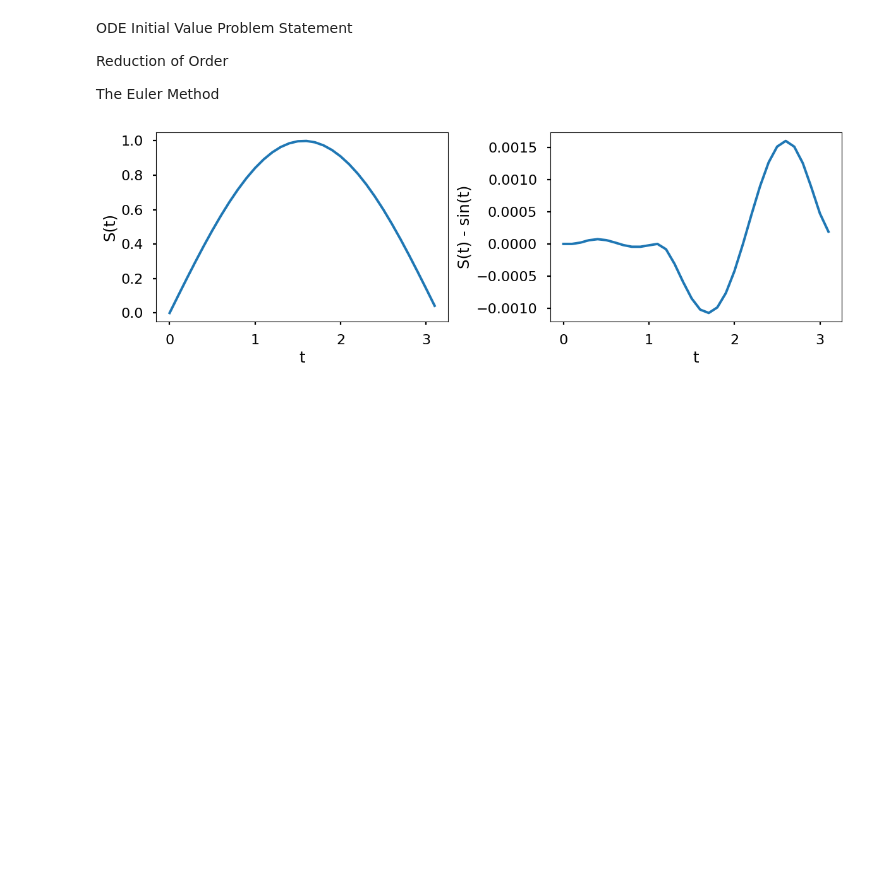
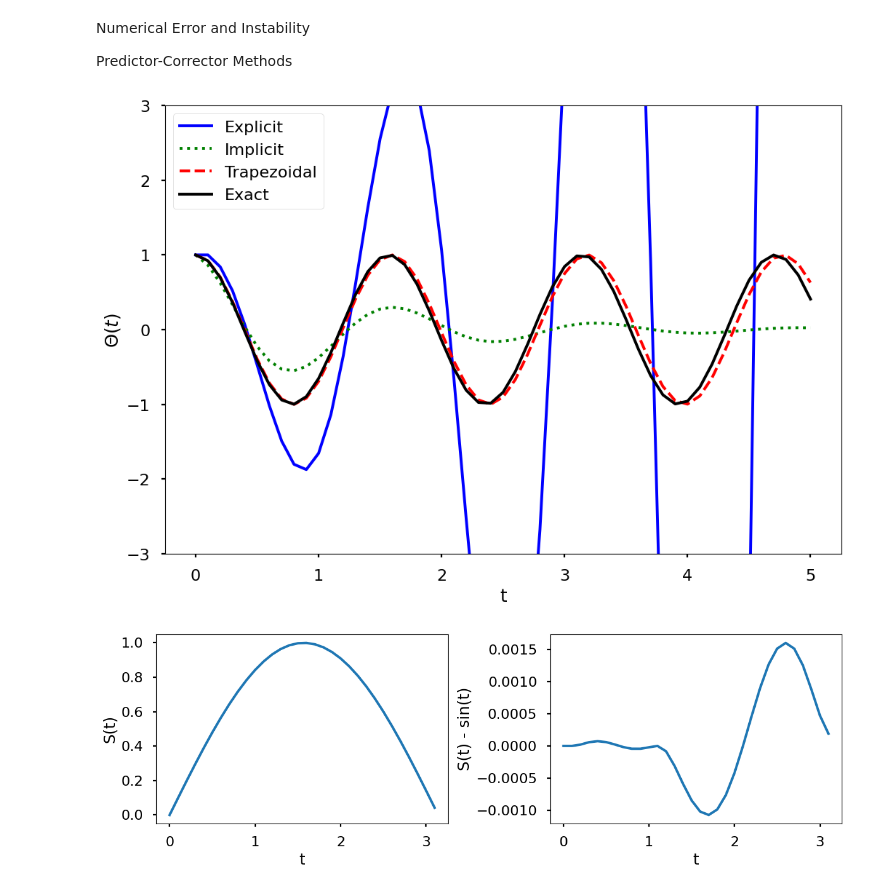
Before and after one commit to pifeldma/MAT421, a Jupyter notebook: ModuleH.ipynb, the cells around one changed output. Saved outputs shown, nothing was run; the diff lists cells and outputs as text; code cells hidden in the pictures; blank space fills up the shorter version.

```diff
--- a/ModuleH.ipynb
+++ b/ModuleH.ipynb
@@ -1,11 +1,51 @@
 # %% [markdown]
 <a href="https://colab.research.google.com/github/pifeldma/MAT421/blob/main/ModuleH.ipynb" target="_parent"><img src="https://colab.research.google.com/assets/colab-badge.svg" alt="Open In Colab"/></a>
-# %% [markdown]
-ODE Initial Value Problem Statement
-
-Reduction of Order
-
-The Euler Method
+# %% [markdown]
+Numerical Error and Instability
+
+Predictor-Corrector Methods
+# %%
+import numpy as np
+from numpy.linalg import inv
+import matplotlib.pyplot as plt
+
+plt.style.use('seaborn-poster')
+
+%matplotlib inline
+
+h = 0.1
+t = np.arange(0, 5.1, h)
+w = 4
+s0 = np.array([[1], [0]])
+m_explicit = np.array([[1, h], [-w**2*h, 1]])
+m_implicit = inv(np.array([[1, -h], [w**2*h, 1]]))
+m_trap = np.dot(inv(np.array([[1, -h/2], [w**2*h/2,1]])), np.array([[1,h/2], [-w**2*h/2, 1]]))
+
+s_explicit = np.zeros((len(t), 2))
+s_implicit = np.zeros((len(t), 2))
+s_trap = np.zeros((len(t), 2))
+
+s_explicit[0, :] = s0.T
+s_implicit[0, :] = s0.T
+s_trap[0, :] = s0.T
+
+for j in range(0, len(t)-1):
+    s_explicit[j+1, :] = np.dot(m_explicit,s_explicit[j, :])
+    s_implicit[j+1, :] = np.dot(m_implicit,s_implicit[j, :])
+    s_trap[j+1, :] = np.dot(m_trap,s_trap[j, :])
+
+plt.figure(figsize = (12, 8))
+plt.plot(t,s_explicit[:,0],'b-')
+plt.plot(t,s_implicit[:,0],'g:')
+plt.plot(t,s_trap[:,0],'r--')
+plt.plot(t, np.cos(w*t), 'k')
+plt.ylim([-3, 3])
+plt.xlabel('t')
+plt.ylabel('$\Theta (t)$')
+plt.legend(['Explicit', 'Implicit', 'Trapezoidal', 'Exact'])
+plt.show()
+# %% [output]
+[figure, added]
 # %%
 import matplotlib.pyplot as plt
 import numpy as np
```
Also changed, not shown: parts of 3 cells of this notebook.
